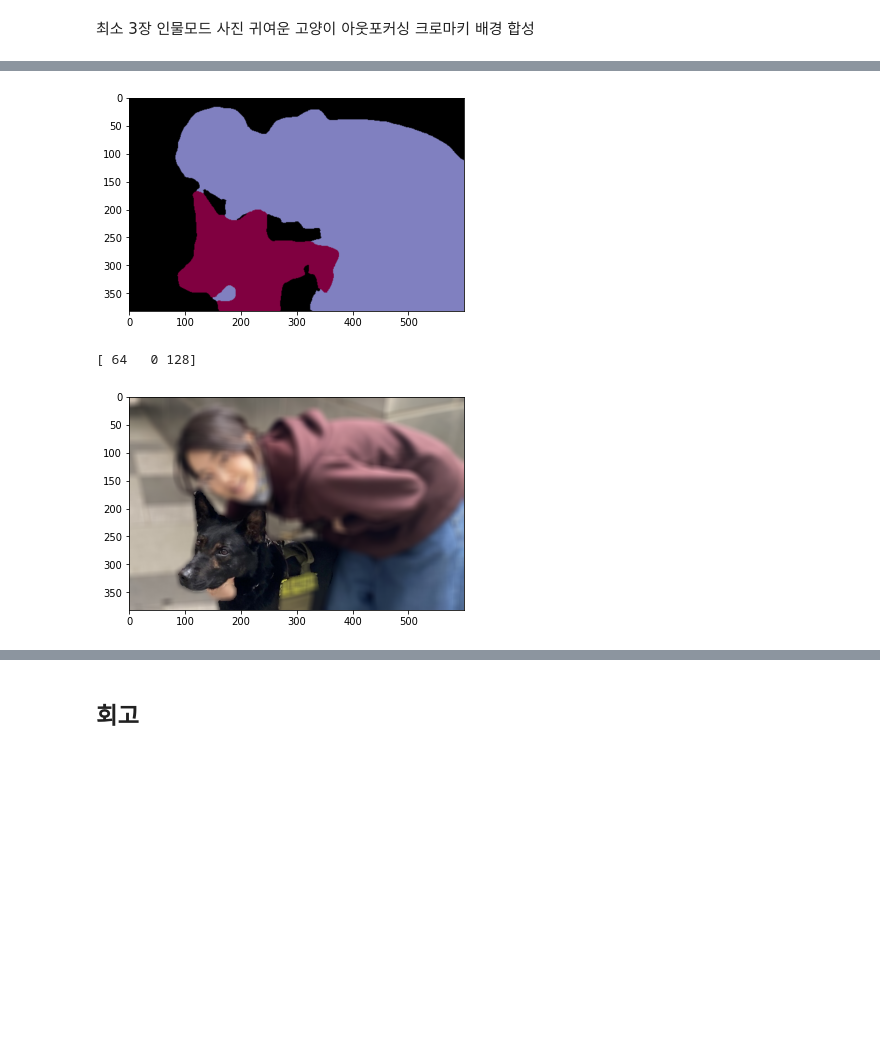
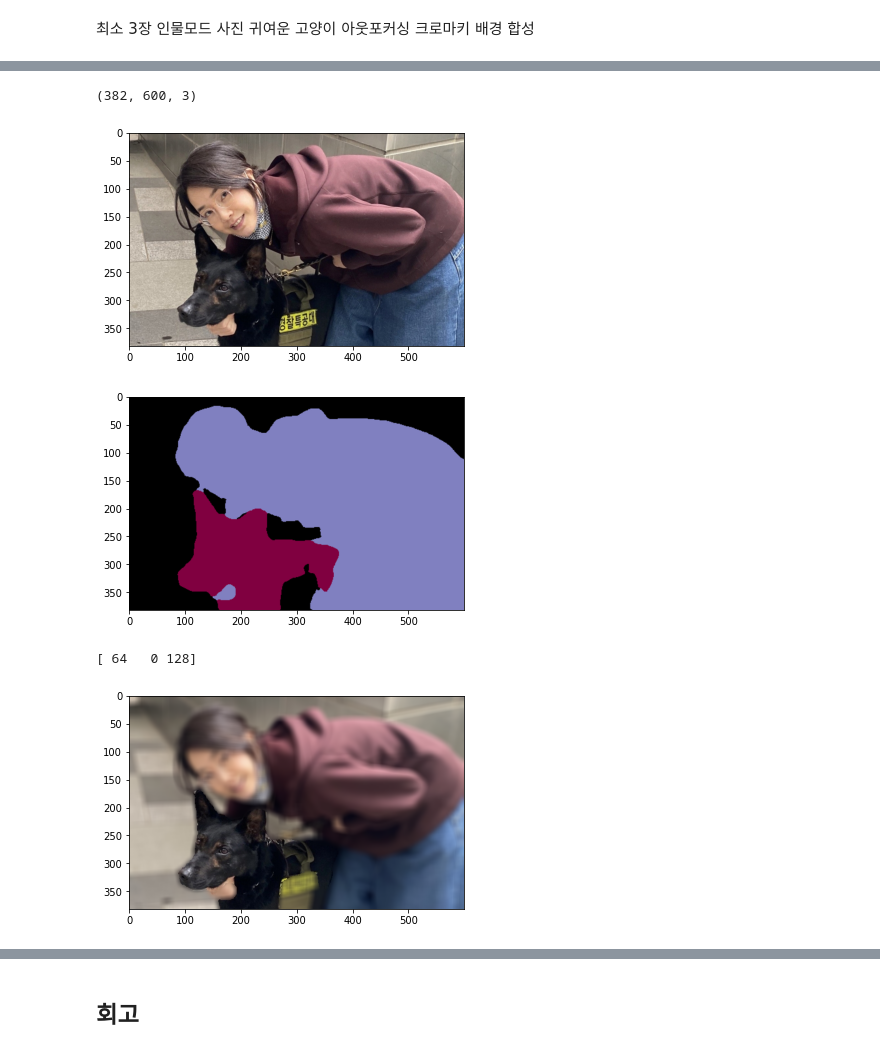
Before and after one commit to aivrm/ai, a Jupyter notebook: EX_9-7_인물모드_사진.ipynb, the cells around one changed output, grey strips where cells are left out. Drawn from its saved outputs; the diff is of its cells as text; code cells hidden in the pictures; blank space fills up the shorter version.

```diff
--- a/EX_9-7_인물모드_사진.ipynb
+++ b/EX_9-7_인물모드_사진.ipynb
@@ -293,6 +305,10 @@ plt.show()
 #img_path = os.getenv('HOME')+'/aiffel/human_segmentation/images/my_image.png'
 img_path = os.getenv('HOME')+'/aiffel/human_segmentation/images/73642_75600_5158.jpg'
 img_orig = cv2.imread(img_path)
+
+print(img_orig.shape)
+plt.imshow(cv2.cvtColor(img_orig, cv2.COLOR_BGR2RGB))
+plt.show()
 
 model.load_pascalvoc_model(model_file)
 segvalues, output = model.segmentAsPascalvoc(img_path)
@@ -306,36 +322,38 @@ ind = np.arange(256, dtype=int)
 for shift in reversed(range(8)):
     for channel in range(3):
         colormap[:, channel] |= ((ind >> channel) & 1) << shift
     ind >>= 3
 
 print(colormap[12]) # dog
 # [ 64,   0, 128],
 
 seg_color = (128,0,64)
 seg_map = np.all(output==seg_color, axis=-1)
 
 img_show = img_orig.copy()
 
 img_mask = seg_map.astype(np.uint8) * 255
 
 color_mask = cv2.applyColorMap(img_mask, cv2.COLORMAP_JET)
 
 img_show = cv2.addWeighted(img_show, 0.6, color_mask, 0.4, 0.0)
 
 img_orig_blur = cv2.blur(img_orig, (13,13))
 
 img_mask_color = cv2.cvtColor(img_mask, cv2.COLOR_GRAY2BGR)
 img_bg_mask = cv2.bitwise_not(img_mask_color)
 img_bg_blur = cv2.bitwise_and(img_orig_blur, img_bg_mask)
 
 # 배경과 사람 영상 합치기
 img_concat = np.where(img_mask_color==255, img_orig, img_bg_blur)
 plt.imshow(cv2.cvtColor(img_concat, cv2.COLOR_BGR2RGB))
 plt.show()
 # %% [output]
+(382, 600, 3)
-[figure, old version]
+[figure, new version]
-[ 64   0 128]
-[figure, old version]
+[figure, new version]
+[ 64   0 128]
+[figure, added]
 # %%
 img_path = os.getenv('HOME')+'/aiffel/human_segmentation/images/main9.jpg'
 img_orig = cv2.imread(img_path)
```
Also changed, not shown: parts of 4 cells of this notebook.
